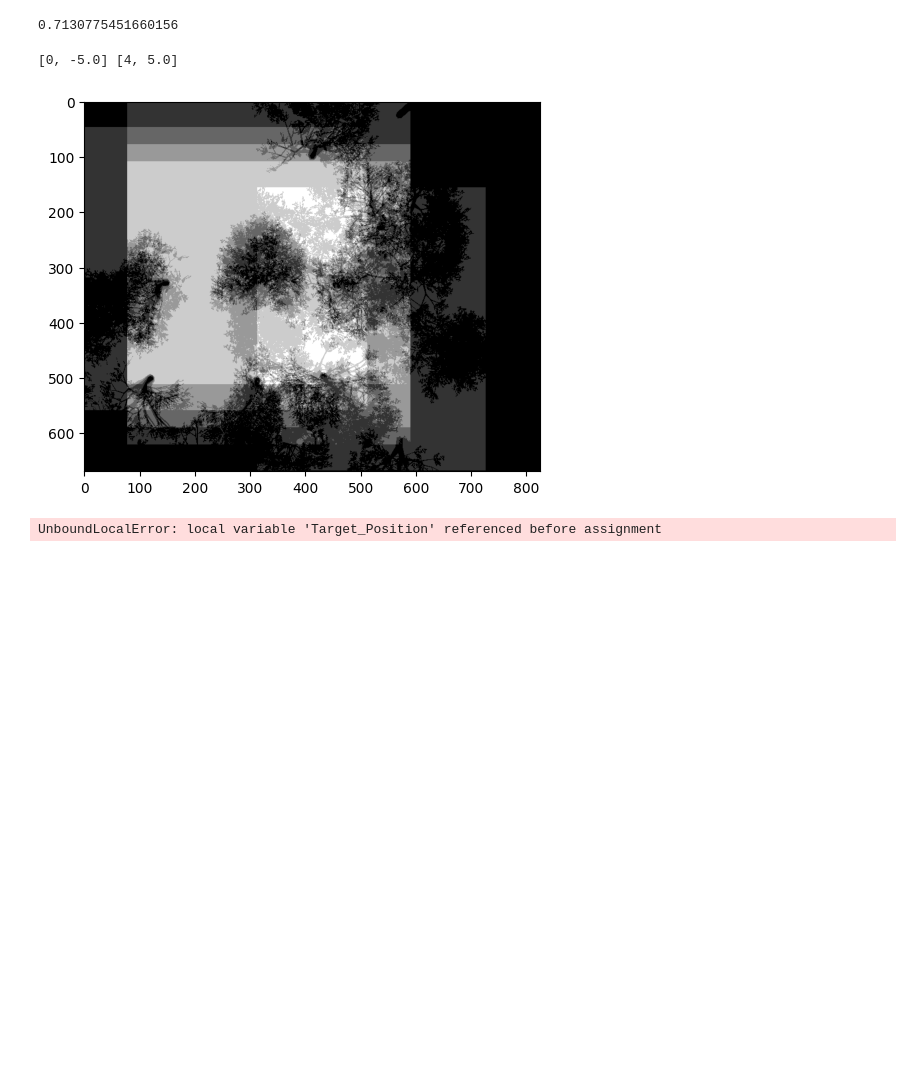
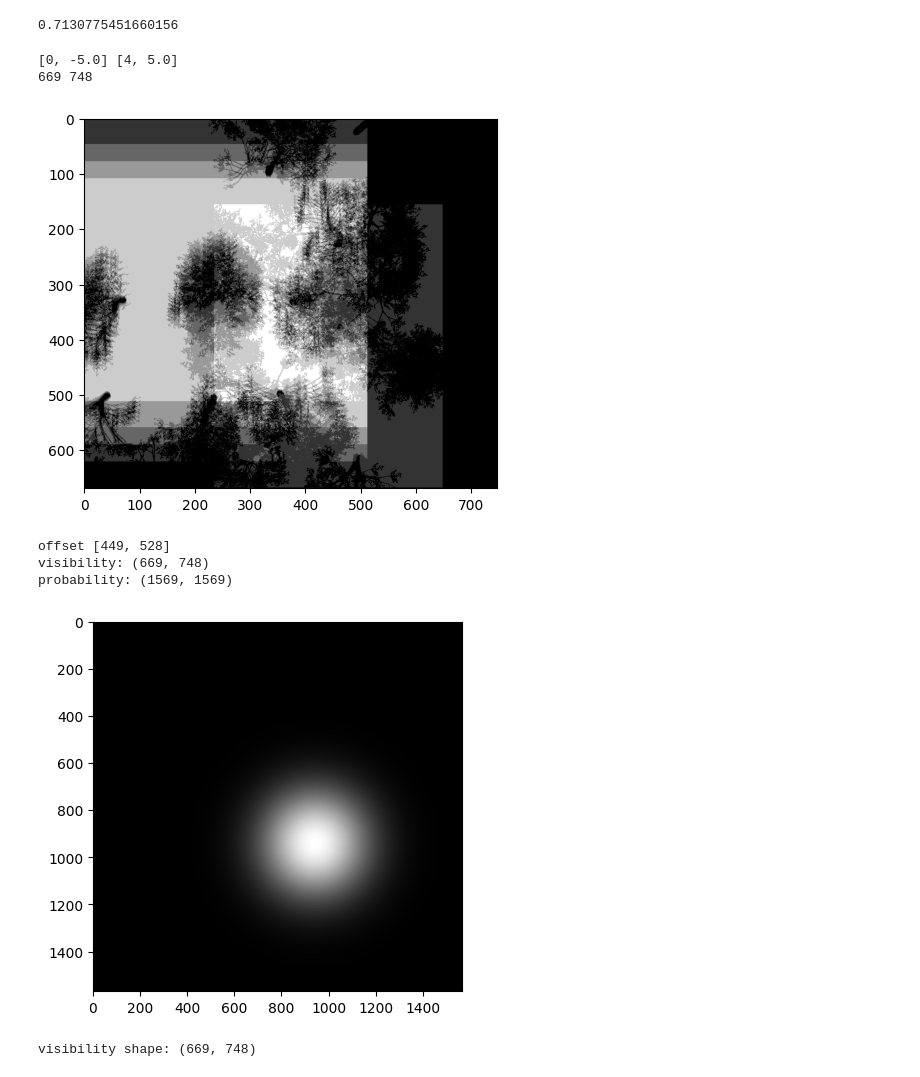
Before and after one commit to FDahlke/gazebo_sim, a Jupyter notebook: apptainer/temporaryNotebook.ipynb, the cells around one changed output. Cells and saved outputs as stored; diff of their text form; code cells hidden in the pictures; blank space fills up the shorter version.

```diff
--- a/apptainer/temporaryNotebook.ipynb
+++ b/apptainer/temporaryNotebook.ipynb
@@ -93,3 +103,14 @@ def getOverlapArray(waypoints,img_width=512,img_height=512):
+# %%
+def getProbabilityGrid(Last_Known_Position):
+    #Create Target Probability Grid
+    x = np.linspace(-grid_offset, grid_offset, prob_array_size)
+    y = np.linspace(-grid_offset, grid_offset, prob_array_size)
+    x, y = np.meshgrid(x, y)
+
+    sigma= 10
+
+    prob_density = (1 / (np.sqrt(2 * np.pi)* sigma)) * np.exp(-((x - Last_Known_Position[0])**2 + (y - Last_Known_Position[1])**2) / (2 * sigma**2))
+    return prob_density,x,y
 # %%
 #return percentage of ground visible (depth>34meter)
 def check_ground_visibility(depth_image):
@@ -255,50 +262,76 @@ result = minimize(
     verbose=True)
 
 #best_solution = result.X[np.argmin(result.F[:, 0] + result.F[:, 1])]
+# %%
+def scoreThatThing(waypoints,prob_density,visibility_grid,visibility_offset):
+    temp=np.array(prob_density)
+    print("visibility shape:",visibility_grid.shape)
+    for i in range(visibility_grid.shape[0]):
+        for j in range(visibility_grid.shape[1]):
+            #print("the calculation!:{}+{}".format(temp[i+visibility_offset[0]][j+visibility_offset[1]],visibility_grid[i][j]))
+            temp[i+visibility_offset[0]][j+visibility_offset[1]]+=(visibility_grid[i][j]/100)
+    plt.imshow(temp, cmap='gray')
+    plt.show()
 # %%
 finished=False
 #Drone waypoints got from -25 to 25, Array from 0 to 50
-waypoints=np.array([[-5,0,35.],[-2,-5,35.],[ 0,0,35.],[ 2,0,35.],[5,15,35.]])
+waypoints=np.array([[-5,0,35.],[-2,0,35.],[ 0,0,35.],[ 2,0,35.],[5,15,35.]])
 swarm.waypoints(ids,waypoints)
+
+visibility_grid= "Null"
 
 while not finished:
     #wait until all drones recieved
     if swarm.received_frames[ids[-1]]:
-        test = getOverlapArray(waypoints)
+        visibility_grid,visibility_offset = getOverlapArray(waypoints)
 
         import matplotlib.pyplot as plt
-        plt.imshow(test, cmap='gray')
+        plt.imshow(visibility_grid, cmap='gray')
         plt.show()
 
 
         #Find new best waypoints
         #best_solution = result.X
         #best_fitness = result.F
         #print("Best Solution: {} \n with a Score of {}".format(best_solution,best_fitness))
 
         #Move Drones to best waypoints
         #current_waypoints = best_solution
         #swarm.waypoints(ids, current_waypoints)
 
         #Update Target Model:
         sigma=sigma+0.5
-        prob_density = (1 / (np.sqrt(2 * np.pi)* sigma)) * np.exp(-((x - Last_Known_Position[0])**2 + (y - Last_Known_Position[1])**2) / (2 * sigma**2))
+        prob_density,x,y = getProbabilityGrid(Last_Known_Position)
+
+        print("offset", visibility_offset)
+        print("visibility:",visibility_grid.shape)
+        print("probability:",prob_density.shape)
 
         #Move Target-Person
-        update_Target_Position()
-        print("Moving Target to {}".format(Target_Position))
+        #update_Target_Position()
+        #print("Moving Target to {}".format(Target_Position))
+        plt.imshow(prob_density, cmap='gray')
+        plt.show()
 
+        scoreThatThing(waypoints,prob_density,visibility_grid,visibility_offset)
 
         plt.figure(figsize=(4, 3))
         plt.contourf(x, y, prob_density, levels=50, cmap='hot')
         plt.colorbar(label='Probability Density')
         plt.scatter([Target_Position[0]], [Target_Position[1]], color='blue', label='Target Position')
         plt.scatter([waypoints[:,0]], [waypoints[:,1]], color='green', label='Drones')
         plt.show()
 
+        finished=True
+
         #if StopCondition:
             #finished=True
 # %% [output]
 [0, -5.0] [4, 5.0]
+669 748
-[figure, old version]
+[figure, new version]
-UnboundLocalError: local variable 'Target_Position' referenced before assignment
+offset [449, 528]
+visibility: (669, 748)
+probability: (1569, 1569)
+[figure, added]
+visibility shape: (669, 748)
```
Also changed, not shown: parts of 6 cells of this notebook.
